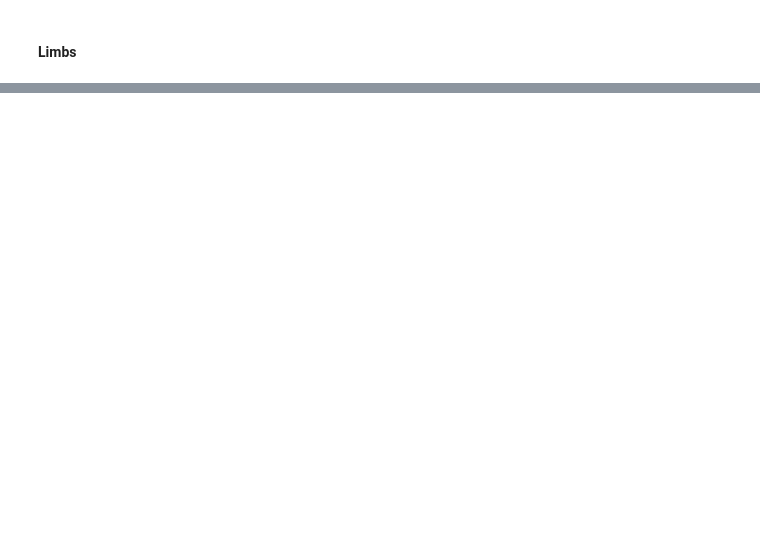
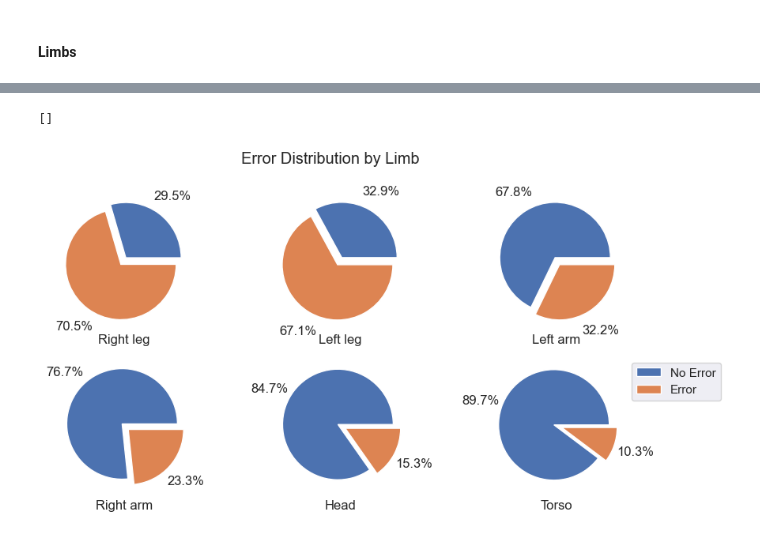
Before and after one commit to LeonardoPohl/FESD, a Jupyter notebook: FESDModel/DataAnalysis.ipynb, the cells around one changed output, grey strips where cells are left out. Saved outputs shown, nothing was run; the diff lists cells and outputs as text; code cells hidden in the pictures; blank space fills up the shorter version.

```diff
--- a/FESDModel/DataAnalysis.ipynb
+++ b/FESDModel/DataAnalysis.ipynb
@@ -444,0 +608,32 @@ ax
+# %%
+s = df_data_limbs[["Joint", "Error"]].groupby(["Joint"]).sum()
+s["Sorted Names"] = limbs
+s = s.sort_values(by="Error", ascending=False)
+
+err_joints = df_data_limbs[["Joint", "Joint Name", "Error"]]
+error_distribution_by_joint = err_joints.groupby(["Joint", "Error"]).count().unstack().reindex(s.index).T
+
+error_distribution_by_joint = (error_distribution_by_joint / error_distribution_by_joint.sum()).T.fillna(0)
+error_distribution_by_joint.columns = error_distribution_by_joint.columns.droplevel()
+
+error_distribution_by_joint.index = s["Sorted Names"].tolist()
+
+edj = error_distribution_by_joint.T
+
+fig = plt.figure(figsize=(10, 5))
+ax1 = fig.add_subplot(2, 3, 1)
+
+axs = edj.plot.pie(ax=ax1, subplots=True, layout=(2, 3), legend=False, title="Error Distribution by Limb", fontsize=12, sharex=False, sharey=False, labeldistance=None, explode=(.05,.1), autopct='%1.1f%%', pctdistance=1.4)
+
+for ax in axs.flatten():
+  ax.set_xlabel(ax.get_ylabel())
+  ax.set_ylabel("")
+
+plt.legend(["No Error", "Error"], loc='upper left', bbox_to_anchor=(1, 1))
+
+ax1.set_title("Error Distribution by Limb")
+plt.savefig("figures/dist_limbs/Error_Distribution_by_Limb.png")
+plt.plot()
+# %% [output]
+[]
+[figure, added]
```
Also changed, not shown: parts of 23 cells of this notebook, 32 other files.
